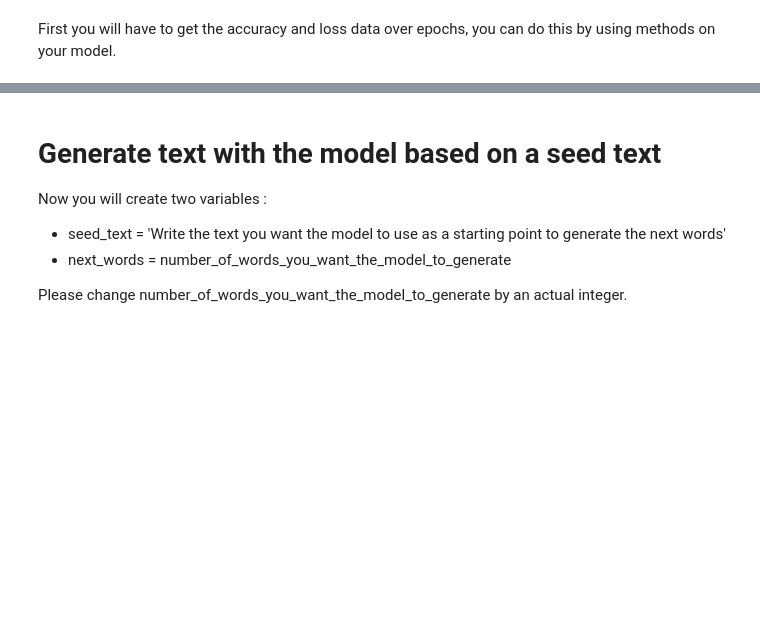
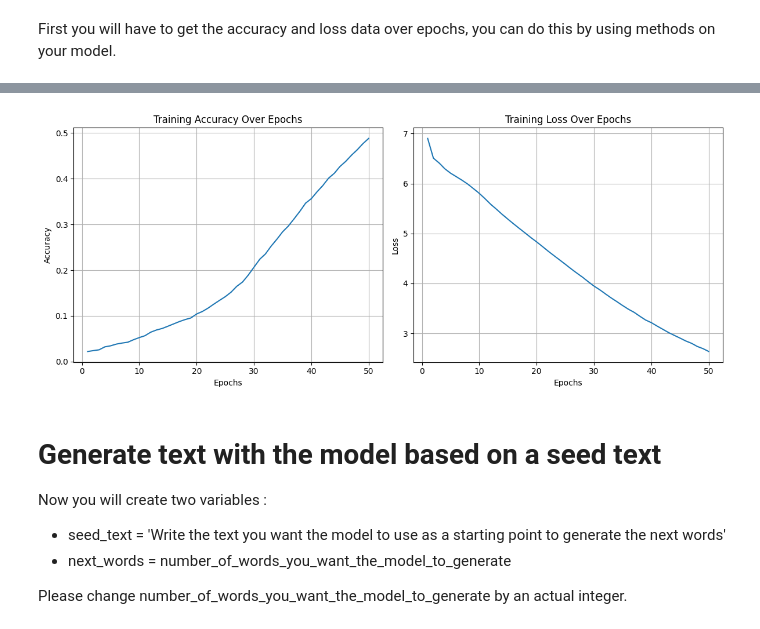
Before and after one commit to rjavierrrr/lab-text-generation-shakespeare, a Jupyter notebook: main.ipynb, the cells around one changed output, grey strips where cells are left out. Saved outputs shown, nothing was run; the diff lists cells and outputs as text; code cells hidden in the pictures; blank space fills up the shorter version.

```diff
--- a/main.ipynb
+++ b/main.ipynb
@@ -277,9 +199,12 @@ model = Sequential([
 # Compile the Model:
 
 Compile the model using categorical crossentropy as the loss function, the Adam optimizer for efficient training, and accuracy as the metric to evaluate during training.
-# %%
-# Your code here :
-model.compile(optimizer='adam', loss='categorical_crossentropy', metrics=['accuracy'])
+# %%
+model.compile(
+    loss='categorical_crossentropy',
+    optimizer=Adam(learning_rate=0.001),
+    metrics=['accuracy']
+)
 # %% [markdown]
 # Print Model Summary:
 
@@ -320,7 +242,12 @@ That way you will get better text generation at the end.
 
 However, dont waste your time.
 # %%
-# Your code here :
-history = model.fit(predictors, labels, epochs = 50, verbose = 1)
+# Train the model
+history = model.fit(
+    predictors,
+    labels,
+    epochs=50,
+    verbose=1
+)
 # %% [output]
 Epoch 1/50
@@ -369,3 +274,32 @@ plt.show()
+# %%
+import matplotlib.pyplot as plt
+
+# Get the accuracy and loss data from the training history
+accuracy = history.history['accuracy']
+loss = history.history['loss']
+
+# Plot training accuracy over epochs
+plt.figure(figsize=(12, 5))
+
+plt.subplot(1, 2, 1)
+plt.plot(range(1, len(accuracy) + 1), accuracy)
+plt.title('Training Accuracy Over Epochs')
+plt.xlabel('Epochs')
+plt.ylabel('Accuracy')
+plt.grid(True)
+
+# Plot training loss over epochs
+plt.subplot(1, 2, 2)
+plt.plot(range(1, len(loss) + 1), loss)
+plt.title('Training Loss Over Epochs')
+plt.xlabel('Epochs')
+plt.ylabel('Loss')
+plt.grid(True)
+
+plt.tight_layout()
+plt.show()
+# %% [output]
+[figure, added]
 # %% [markdown]
 # Generate text with the model based on a seed text
 
```
Also changed, not shown: parts of 22 cells of this notebook.
